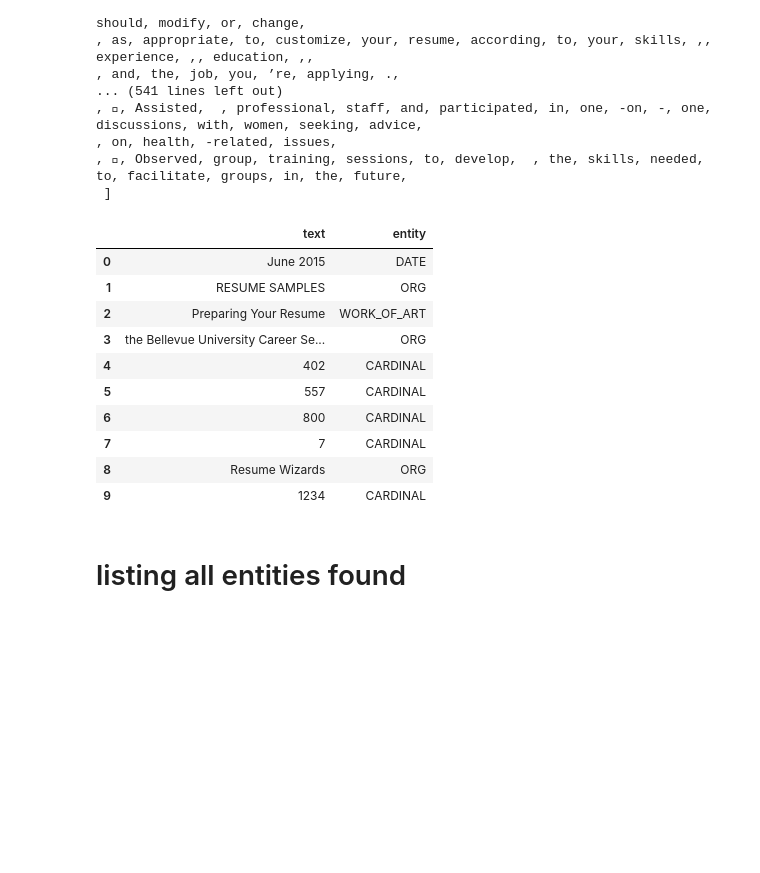
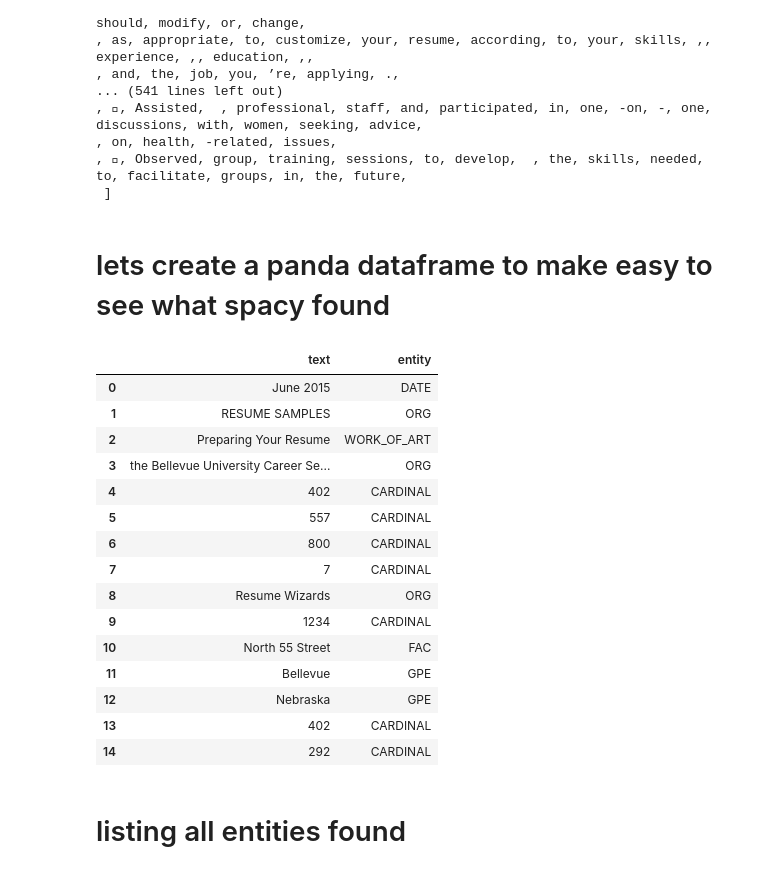
Before and after one commit to franciscopaniskaseker/natural-language-processing, a Jupyter notebook: python_classes/parse_pdf_resumes/using_space_to_parse_pdf_resumes.ipynb, the cells around one changed output. Cells and saved outputs as stored; diff of their text form; code cells hidden in the pictures; blank space fills up the shorter version.

```diff
--- a/python_classes/parse_pdf_resumes/using_space_to_parse_pdf_resumes.ipynb
+++ b/python_classes/parse_pdf_resumes/using_space_to_parse_pdf_resumes.ipynb
@@ -52,4 +52,6 @@ print([token for token in doc])
 , on, health, -related, issues,
 , , Observed, group, training, sessions, to, develop,  , the, skills, needed, to, facilitate, groups, in, the, future,
  ]
+# %% [markdown]
+# lets create a panda dataframe to make easy to see what spacy found
 # %%
@@ -59,19 +60,24 @@ entities_text = [ ent.text for ent in doc.ents ]
 entities_label = [ ent.label_ for ent in doc.ents ]
 dataframe = pd.DataFrame({'text' : entities_text, 'entity' : entities_label })
 # %%
-dataframe.head(10)
+dataframe.head(15)
 # %% [output]
 |  | text | entity |
 | 0 | June 2015 | DATE |
 | 1 | RESUME SAMPLES | ORG |
 | 2 | Preparing Your Resume | WORK_OF_ART |
 | 3 | the Bellevue University Career Se... | ORG |
 | 4 | 402 | CARDINAL |
 | 5 | 557 | CARDINAL |
 | 6 | 800 | CARDINAL |
 | 7 | 7 | CARDINAL |
 | 8 | Resume Wizards | ORG |
 | 9 | 1234 | CARDINAL |
+| 10 | North 55 Street | FAC |
+| 11 | Bellevue | GPE |
+| 12 | Nebraska | GPE |
+| 13 | 402 | CARDINAL |
+| 14 | 292 | CARDINAL |
 # %% [markdown]
 # listing all entities found
 # %%
```
Also changed, not shown: parts of 26 cells of this notebook, 2 other files.
